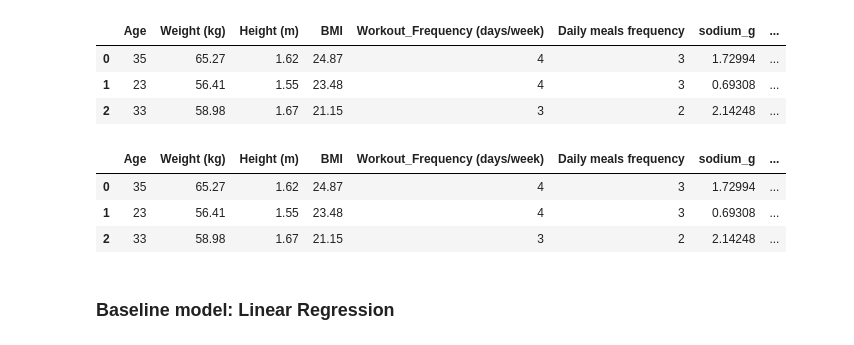
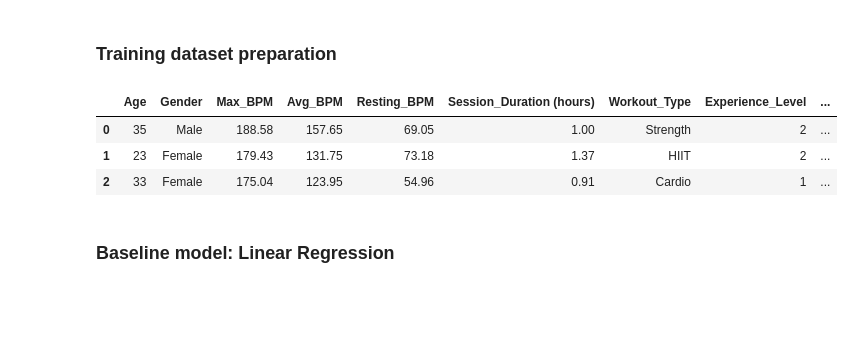
Before and after one commit to Aigerim05/Personalized-Workout-Nutrition-plans-generation-, a Jupyter notebook: 5_Meal_model.ipynb, the cells around one changed output. Cells and saved outputs as stored; diff of their text form; code cells hidden in the pictures; blank space fills up the shorter version.

```diff
--- a/5_Meal_model.ipynb
+++ b/5_Meal_model.ipynb
@@ -55,12 +31,3 @@ categorical_features = ['Gender', 'Experience_Level', 'cluster_id']
-# %%
-selected_features = numerical_features + categorical_features
-df_cleaned = df[selected_features].copy()
-df_cleaned.head(3)
-# %% [output]
-|  | Age | Weight (kg) | Height (m) | BMI | Workout_Frequency (days/week) | Daily meals frequency | sodium_g | ... |
-| 0 | 35 | 65.27 | 1.62 | 24.87 | 4 | 3 | 1.72994 | ... |
-| 1 | 23 | 56.41 | 1.55 | 23.48 | 4 | 3 | 0.69308 | ... |
-| 2 | 33 | 58.98 | 1.67 | 21.15 | 3 | 2 | 2.14248 | ... |
 # %%
 goal = user['Goal'].iloc[0]
 
@@ -73,11 +40,14 @@ elif goal == 'Gain':
 else:
     raise ValueError("Goal must be one of: 'Loss', 'Maintain', 'Gain'")
-# %%
-df_cleaned.head(3)
-# %% [output]
-|  | Age | Weight (kg) | Height (m) | BMI | Workout_Frequency (days/week) | Daily meals frequency | sodium_g | ... |
-| 0 | 35 | 65.27 | 1.62 | 24.87 | 4 | 3 | 1.72994 | ... |
-| 1 | 23 | 56.41 | 1.55 | 23.48 | 4 | 3 | 0.69308 | ... |
-| 2 | 33 | 58.98 | 1.67 | 21.15 | 3 | 2 | 2.14248 | ... |
+# %% [markdown]
+### Training dataset preparation
+# %%
+df = df.drop(columns=['C', 'P', 'M', 'ED', 'F'])
+df.head(3)
+# %% [output]
+|  | Age | Gender | Max_BPM | Avg_BPM | Resting_BPM | Session_Duration (hours) | Workout_Type | Experience_Level | ... |
+| 0 | 35 | Male | 188.58 | 157.65 | 69.05 | 1.00 | Strength | 2 | ... |
+| 1 | 23 | Female | 179.43 | 131.75 | 73.18 | 1.37 | HIIT | 2 | ... |
+| 2 | 33 | Female | 175.04 | 123.95 | 54.96 | 0.91 | Cardio | 1 | ... |
 # %%
 # 3) Split X/y
```
Also changed, not shown: parts of 19 cells of this notebook, 8 other files.
